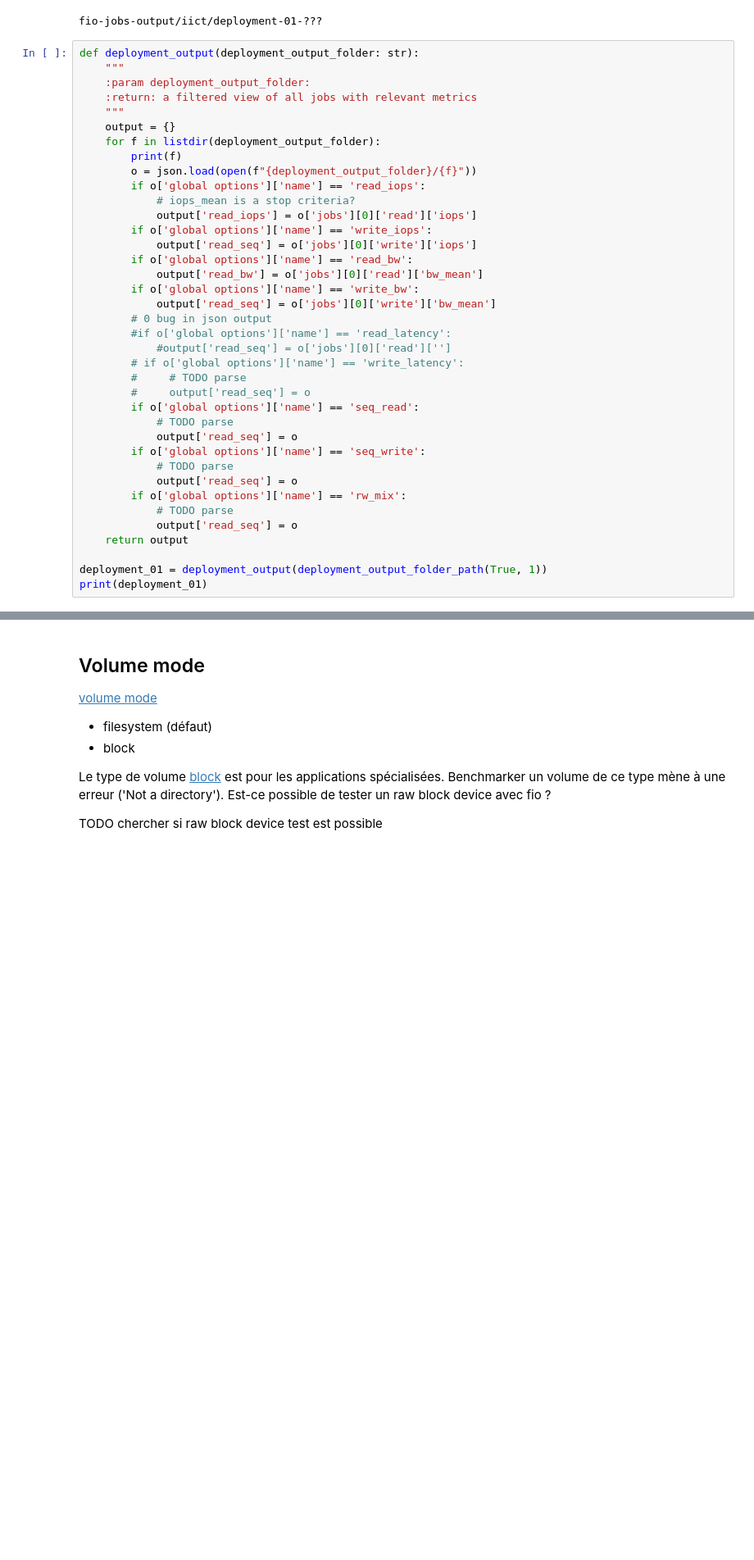
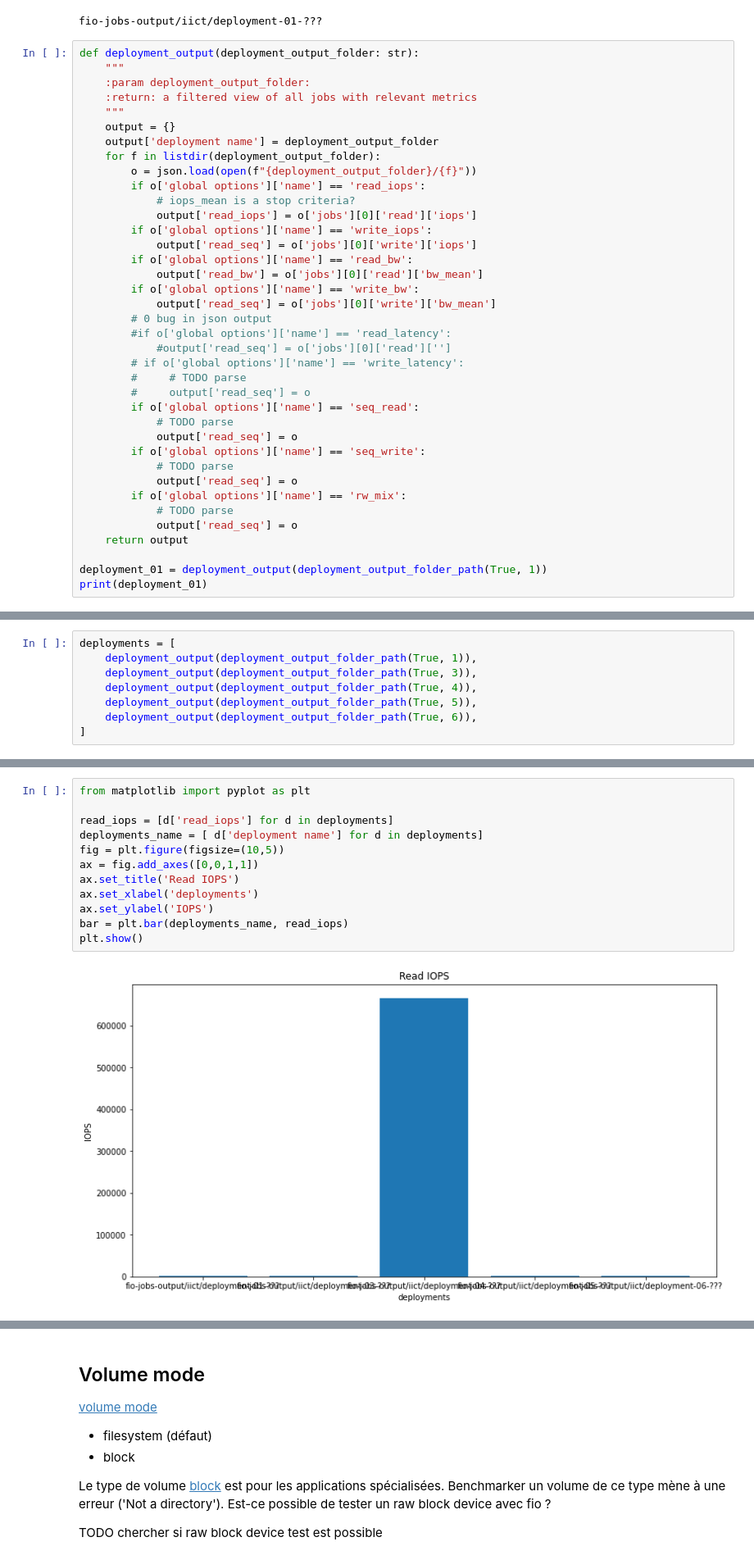
Before and after one commit to pabloheigvd/tb, a Jupyter notebook: fio-benchmark.ipynb, the cells around one changed output, grey strips where cells are left out. Shown: that part at 82% size. Cells and saved outputs as stored; diff of their text form; blank space fills up the shorter version.

```diff
--- a/fio-benchmark.ipynb
+++ b/fio-benchmark.ipynb
@@ -223,8 +225,8 @@ def deployment_output(deployment_output_folder: str):
     :return: a filtered view of all jobs with relevant metrics
     """
     output = {}
+    output['deployment name'] = deployment_output_folder
     for f in listdir(deployment_output_folder):
-        print(f)
         o = json.load(open(f"{deployment_output_folder}/{f}"))
         if o['global options']['name'] == 'read_iops':
             # iops_mean is a stop criteria?
@@ -267,0 +264,8 @@ architecting-it-test6-write-latency-output
+# %%
+deployments = [
+    deployment_output(deployment_output_folder_path(True, 1)),
+    deployment_output(deployment_output_folder_path(True, 3)),
+    deployment_output(deployment_output_folder_path(True, 4)),
+    deployment_output(deployment_output_folder_path(True, 5)),
+    deployment_output(deployment_output_folder_path(True, 6)),
+]
@@ -268,3 +274,17 @@ architecting-it-test6-write-latency-output
+# %%
+from matplotlib import pyplot as plt
+
+read_iops = [d['read_iops'] for d in deployments]
+deployments_name = [ d['deployment name'] for d in deployments]
+fig = plt.figure(figsize=(10,5))
+ax = fig.add_axes([0,0,1,1])
+ax.set_title('Read IOPS')
+ax.set_xlabel('deployments')
+ax.set_ylabel('IOPS')
+bar = plt.bar(deployments_name, read_iops)
+plt.show()
+# %% [output]
+[figure, added]
 # %% [markdown]
 # Configuration de Longhorn testée
 * replicas
```
Also changed, not shown: parts of 5 cells of this notebook, 11 other files.
